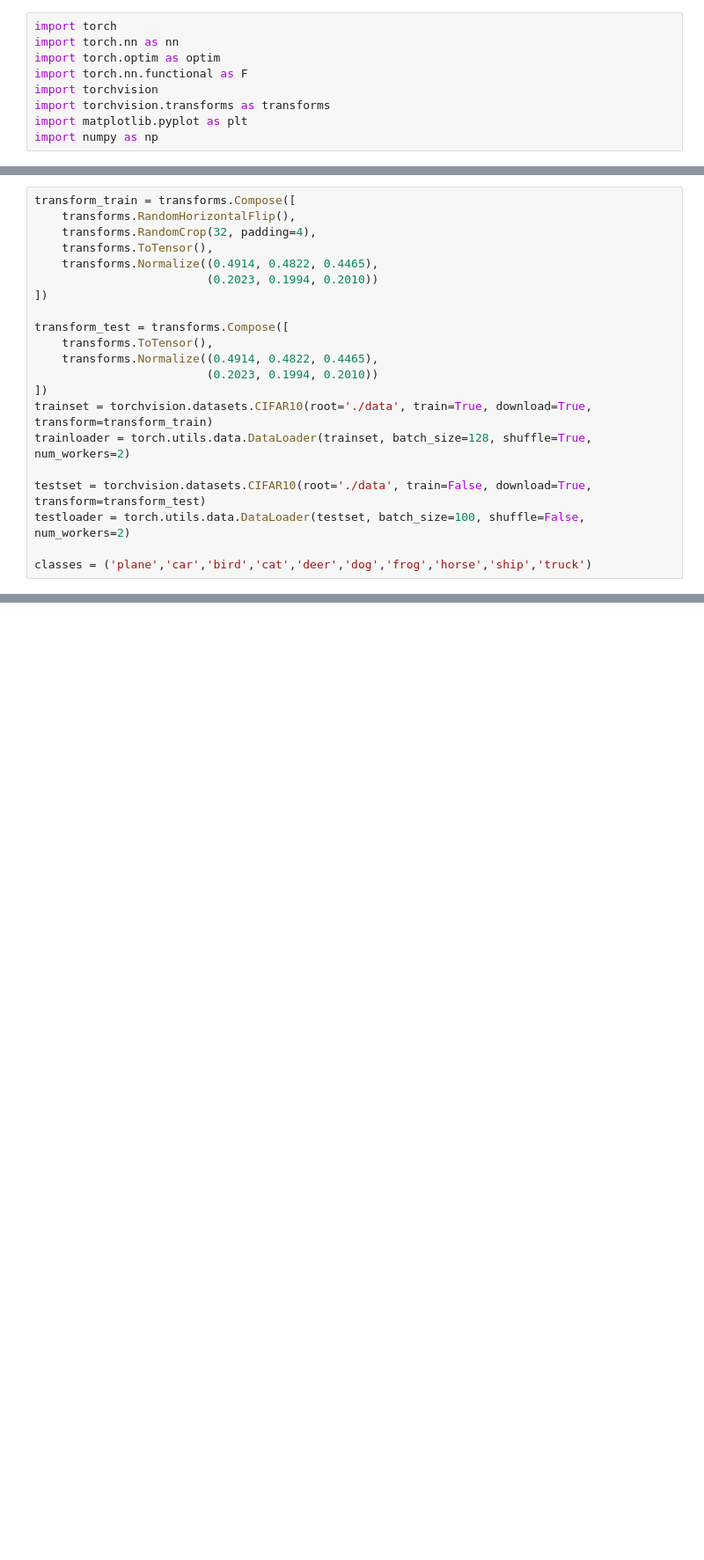
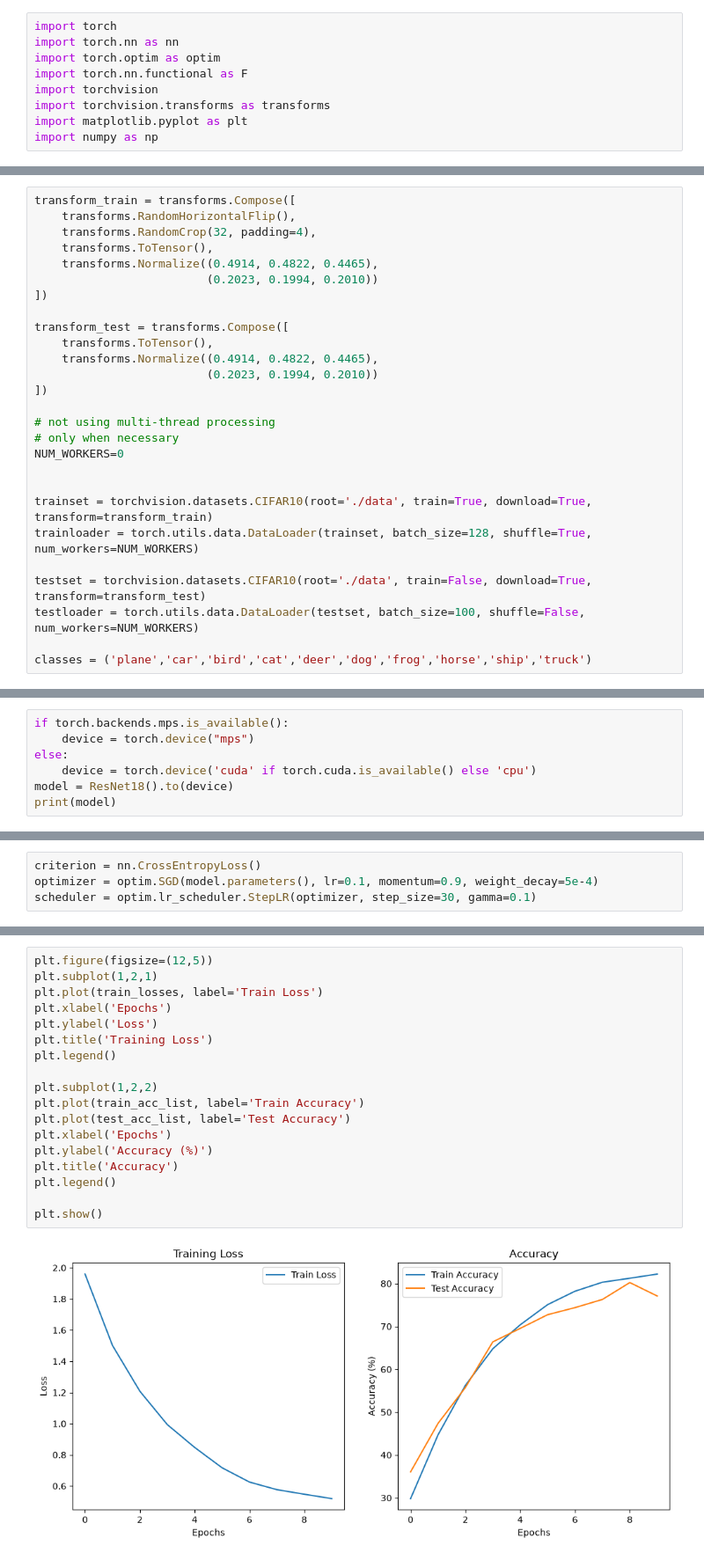
Before and after one commit to xuyuji9000/machine-learning-playground, a Jupyter notebook: 01_tasks/01_resnet_4th-attempt/main.ipynb, the cells around one changed output, grey strips where cells are left out. Shown at 88% size. Cells and saved outputs as stored; diff of their text form; blank space fills up the shorter version.

Commit message:
relative path: 01_tasks/01_resnet_4th-attempt/
1. using alternative source to download dataset
2. doing a round training based on article source code.

```diff
--- a/01_tasks/01_resnet_4th-attempt/main.ipynb
+++ b/01_tasks/01_resnet_4th-attempt/main.ipynb
@@ -27,10 +29,16 @@ transform_test = transforms.Compose([
     transforms.Normalize((0.4914, 0.4822, 0.4465),
                          (0.2023, 0.1994, 0.2010))
 ])
+
+# not using multi-thread processing
+# only when necessary
+NUM_WORKERS=0
+
+
 trainset = torchvision.datasets.CIFAR10(root='./data', train=True, download=True, transform=transform_train)
-trainloader = torch.utils.data.DataLoader(trainset, batch_size=128, shuffle=True, num_workers=2)
+trainloader = torch.utils.data.DataLoader(trainset, batch_size=128, shuffle=True, num_workers=NUM_WORKERS)
 
 testset = torchvision.datasets.CIFAR10(root='./data', train=False, download=True, transform=transform_test)
-testloader = torch.utils.data.DataLoader(testset, batch_size=100, shuffle=False, num_workers=2)
+testloader = torch.utils.data.DataLoader(testset, batch_size=100, shuffle=False, num_workers=NUM_WORKERS)
 
 classes = ('plane','car','bird','cat','deer','dog','frog','horse','ship','truck')
@@ -39,0 +114,7 @@ KeyboardInterrupt:
+# %%
+if torch.backends.mps.is_available():
+    device = torch.device("mps")
+else:
+    device = torch.device('cuda' if torch.cuda.is_available() else 'cpu')
+model = ResNet18().to(device)
+print(model)
@@ -39,0 +141,4 @@ KeyboardInterrupt:
+# %%
+criterion = nn.CrossEntropyLoss()
+optimizer = optim.SGD(model.parameters(), lr=0.1, momentum=0.9, weight_decay=5e-4)
+scheduler = optim.lr_scheduler.StepLR(optimizer, step_size=30, gamma=0.1)
@@ -39,0 +200,20 @@ KeyboardInterrupt:
+# %%
+plt.figure(figsize=(12,5))
+plt.subplot(1,2,1)
+plt.plot(train_losses, label='Train Loss')
+plt.xlabel('Epochs')
+plt.ylabel('Loss')
+plt.title('Training Loss')
+plt.legend()
+
+plt.subplot(1,2,2)
+plt.plot(train_acc_list, label='Train Accuracy')
+plt.plot(test_acc_list, label='Test Accuracy')
+plt.xlabel('Epochs')
+plt.ylabel('Accuracy (%)')
+plt.title('Accuracy')
+plt.legend()
+
+plt.show()
+# %% [output]
+[figure, added]
```
Also changed, not shown: parts of 11 cells of this notebook, 1 other file.
